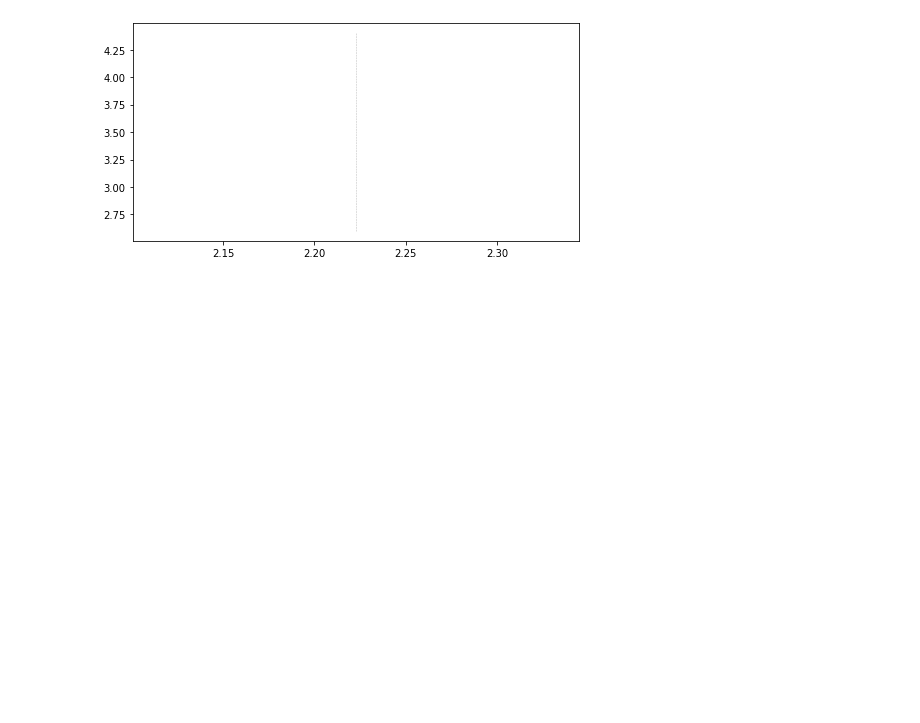
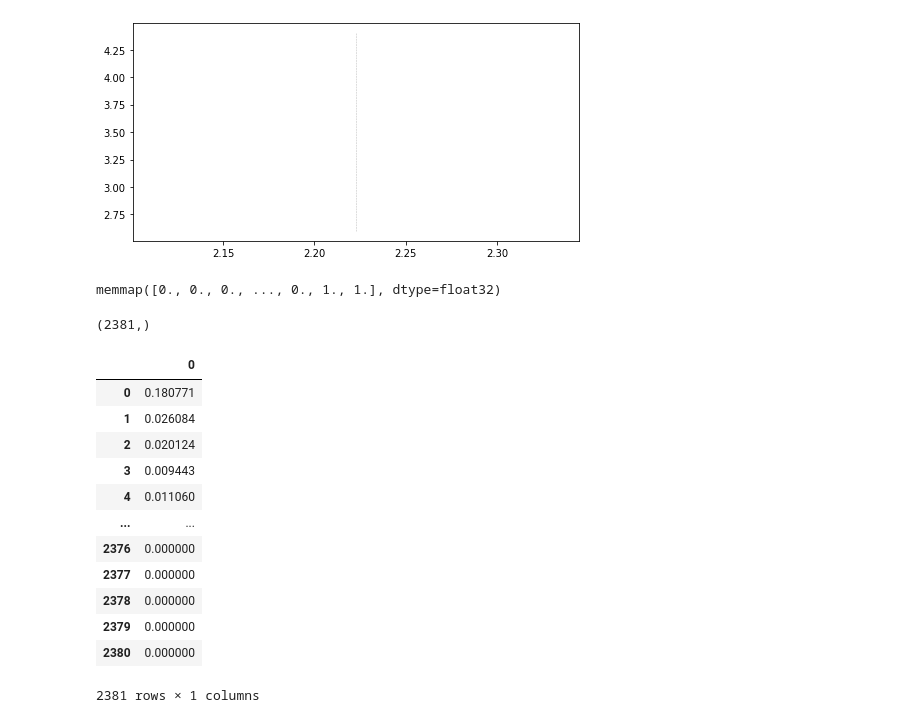
Before and after one commit to Septillion24/torment-nexus, a Jupyter notebook: notebooks/explain-model.ipynb, the cells around one changed output. Cells and saved outputs as stored; diff of their text form; code cells hidden in the pictures; blank space fills up the shorter version.

```diff
--- a/notebooks/explain-model.ipynb
+++ b/notebooks/explain-model.ipynb
@@ -77,3 +129,29 @@ shap.plots.waterfall(shap_values_single[0], max_display=5)
 # %% [output]
 IndexError: string index out of range
 [figure]
+# %%
+y_train
+# %% [output]
+memmap([0., 0., 0., ..., 0., 1., 1.], dtype=float32)
+# %%
+extractor2.process_raw_features(raw_features).shape
+# %% [output]
+(2381,)
+# %%
+feature_vectors = [fe.process_raw_features(raw_features[fe.name]) for fe in extractor2.features]
+# %%
+pd.DataFrame(np.hstack(feature_vectors).astype(np.float32))
+# %% [output]
+|  | 0 |
+| 0 | 0.180771 |
+| 1 | 0.026084 |
+| 2 | 0.020124 |
+| 3 | 0.009443 |
+| 4 | 0.011060 |
+| ... | ... |
+| 2376 | 0.000000 |
+| 2377 | 0.000000 |
+| 2378 | 0.000000 |
+| 2379 | 0.000000 |
+| 2380 | 0.000000 |
+2381 rows × 1 columns
```
Also changed, not shown: parts of 10 cells of this notebook, 5 other files.
